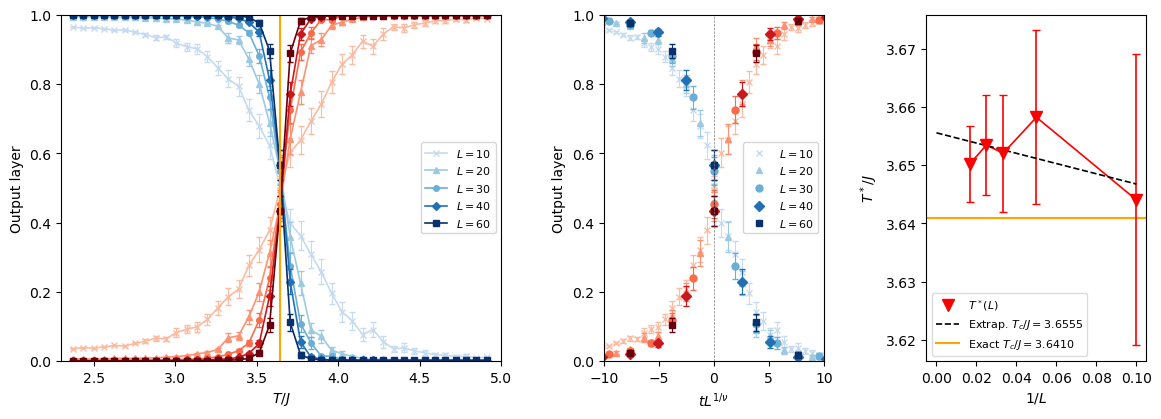
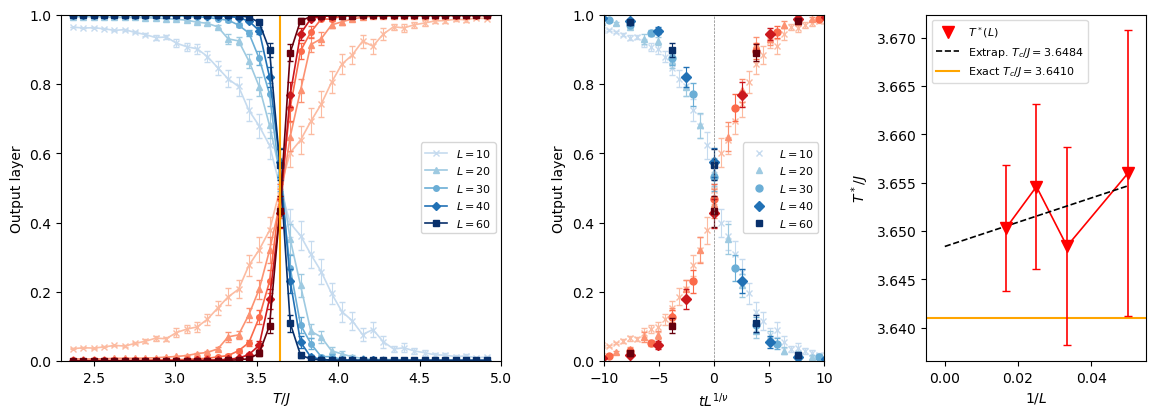
The change to this notebook cell's code, shown as a diff; its figure went from the first image to the second:
--- before
+++ after
@@ -41,5 +41,5 @@
 ax = axes[2]
 T_star_tri = []
-for L in L_values:
+for L in L_values_tri:
     T       = results_tri[L]['T']
     ord_out = results_tri[L]['ordered']
@@ -51,13 +51,13 @@
     T_star_tri.append(Tstar)
 
-inv_L      = 1 / np.array(L_values)
+inv_L      = 1 / np.array(L_values_tri)
 T_star_tri = np.array(T_star_tri)
 
 T_star_tri_err = []
-for L in L_values:
+for L in L_values_tri:
     T       = results_tri[L]['T']
     ord_out = results_tri[L]['ordered']
     ord_err = results_tri[L]['ordered_err']
-    Tstar = T_star_tri[L_values.index(L)]
+    Tstar = T_star_tri[L_values_tri.index(L)]
     err_at_Tstar = float(interp1d(T, ord_err, bounds_error=False)(Tstar))
     slope_local = float(interp1d(T[:-1], np.diff(ord_out) / np.diff(T), bounds_error=False)(Tstar))
@@ -79,5 +79,5 @@
            label=fr'Exact $T_c/J = {Tc_tri:.4f}$')
 
-ax.set_xlim(-0.005, 0.105)
+ax.set_xlim(-0.005, 0.055)
 ax.xaxis.set_major_locator(ticker.MultipleLocator(0.02))
 ax.set_xlabel('$1/L$')

Commit: Add Ising CNN models and update gitignore